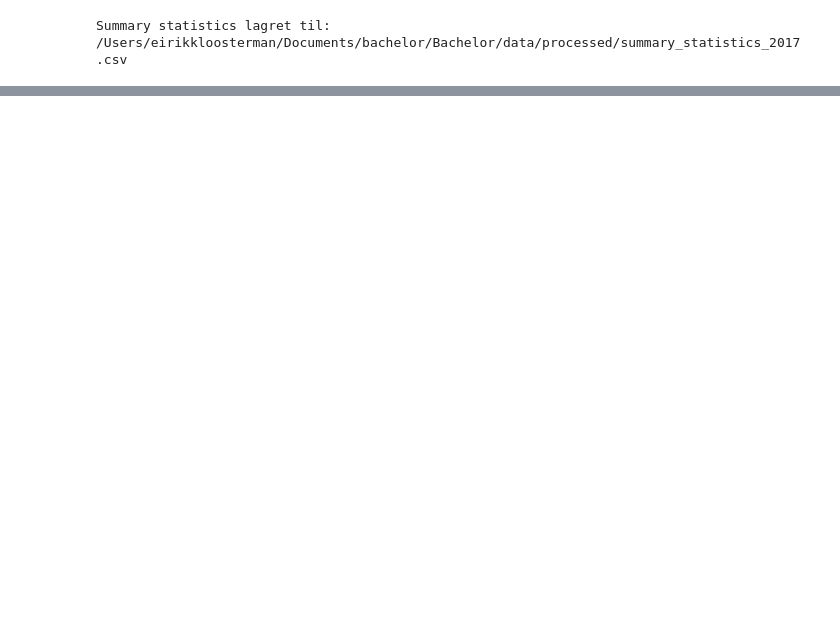
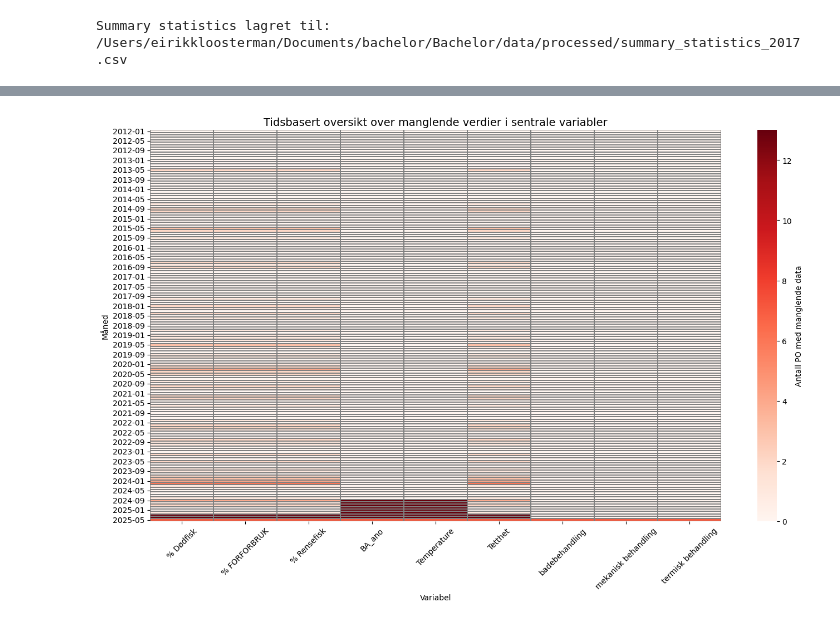
Before and after one commit to kavlikaviar/Bachelor, a Jupyter notebook: dataframe_samlet.ipynb, the cells around one changed output, grey strips where cells are left out. Cells and saved outputs as stored; diff of their text form; code cells hidden in the pictures; blank space fills up the shorter version.

```diff
--- a/dataframe_samlet.ipynb
+++ b/dataframe_samlet.ipynb
@@ -1651,0 +1660,67 @@ plt.show()
+# %%
+import pandas as pd
+import seaborn as sns
+import matplotlib.pyplot as plt
+from pathlib import Path
+
+# === 1. Last inn og forbered data ===
+filepath = Path("data/processed/summary_statistics.csv")
+if not filepath.exists():
+    raise FileNotFoundError(f"Fant ikke filen: {filepath}")
+
+df = pd.read_csv(filepath, sep=";", index_col=0)
+df.columns = df.columns.str.strip()  # Fjern mellomrom i kolonnenavn
+
+if "Dato" not in df.columns:
+    raise KeyError("'Dato' kolonnen mangler i datasettet.")
+
+df["Dato"] = pd.to_datetime(df["Dato"], errors="coerce")
+df = df.dropna(subset=["Dato"])
+df["måned"] = df["Dato"].dt.to_period("M").astype(str)
+df["PO"] = df["PO"].astype("category")
+
+# === 3. Velg viktige variabler for analysen ===
+viktige_kolonner = [
+    "Temperature", "% Dødfisk", "Tetthet", "BA_ano", "% FORFORBRUK",
+    "% Rensefisk", "badebehandling", "mekanisk behandling", "termisk behandling",
+    "Dødelighet_rensefisk"
+]
+
+# Sjekk at kolonnene eksisterer
+viktige_kolonner = [col for col in viktige_kolonner if col in df.columns]
+
+# === 4. Lag langformat og filtrer manglende verdier ===
+melted = df[["måned", "PO"] + viktige_kolonner].melt(
+    id_vars=["måned", "PO"], var_name="Variabel", value_name="Verdi"
+)
+mangler = melted[melted["Verdi"].isnull()]
+
+# === 5. Lag pivot-tabell med antall PO med manglende data ===
+pivot_mangler = (
+    mangler.groupby(["måned", "Variabel"])
+    .size()
+    .reset_index(name="Antall Mangler")
+    .pivot_table(index="måned", columns="Variabel", values="Antall Mangler", fill_value=0)
+)
+
+# === 6. Sørg for at alle måneder er inkludert (også uten mangler) ===
+alle_måneder = pd.period_range(start="2012-01", end=df["Dato"].max(), freq="M").astype(str)
+pivot_mangler = pivot_mangler.reindex(index=alle_måneder, fill_value=0)
+
+# === 7. Lag heatmap ===
+plt.figure(figsize=(14, 9))
+sns.heatmap(
+    pivot_mangler,
+    cmap="Reds",
+    linewidths=0.3,
+    linecolor="gray",
+    cbar_kws={"label": "Antall PO med manglende data"}
+)
+plt.title("Tidsbasert oversikt over manglende verdier i sentrale variabler", fontsize=14)
+plt.xlabel("Variabel")
+plt.ylabel("Måned")
+plt.xticks(rotation=45)
+plt.tight_layout()
+plt.show()
+# %% [output]
+[figure, added]
```
Also changed, not shown: parts of 1 cell of this notebook, 4 other files.
